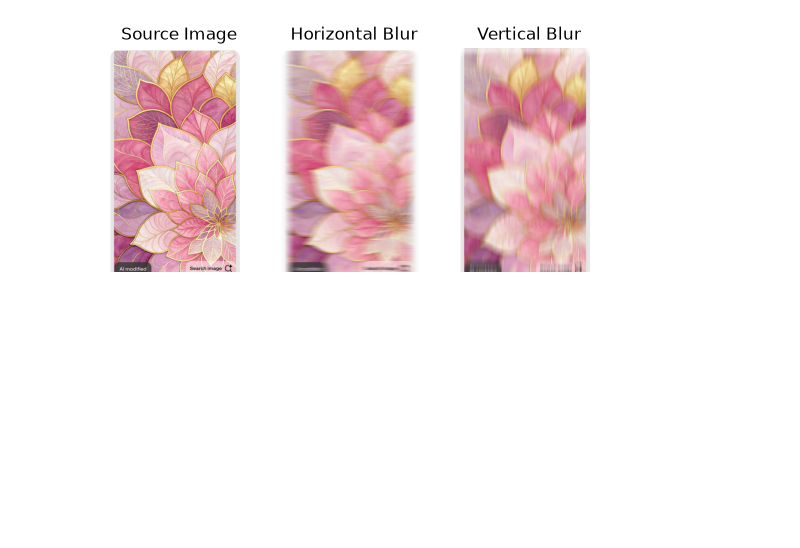
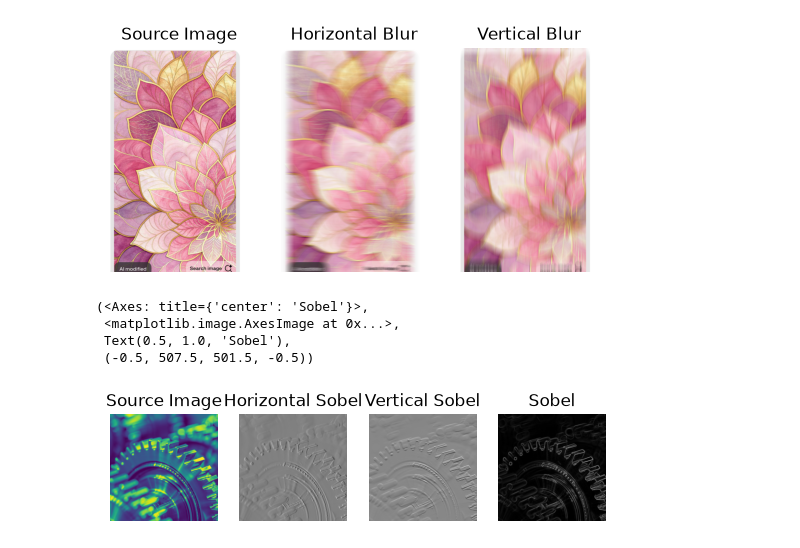
Before and after one commit to janvizinzuvadiya/mca_sem3_ml, a Jupyter notebook: Unit 5/Unit5_code.ipynb, the cells around one changed output. Cells and saved outputs as stored; diff of their text form; code cells hidden in the pictures; blank space fills up the shorter version.

Commit message:
Image Identification Sobel

```diff
--- a/Unit 5/Unit5_code.ipynb
+++ b/Unit 5/Unit5_code.ipynb
@@ -149,3 +168,28 @@ plt.subplot(1,3,3),plt.imshow(k2_vertical),plt.title('Vertical Blur'),plt.axis('
  Text(0.5, 1.0, 'Vertical Blur'),
  (-0.5, 458.5, 704.5, -0.5))
 [figure]
+# %%
+import cv2
+import matplotlib.pyplot as plt
+
+img = cv2.imread('m.png')
+img = cv2.cvtColor(img,cv2.COLOR_BGR2GRAY)
+
+# sobel (source_image , ddepth , x,y , kernel_size)
+#  64 bit floating point value - CV_64F
+# 1,0,5 -> horizontal , vertical , kernelsize
+
+sobelx = cv2.Sobel(img , cv2.CV_64F , 1,0,5)
+sobely = cv2.Sobel(img , cv2.CV_64F , 0,1,5)
+sobel_combined = cv2.magnitude(sobelx , sobely)
+
+plt.subplot(1,4,1),plt.imshow(img),plt.title('Source Image'),plt.axis('off')
+plt.subplot(1,4,2),plt.imshow(sobelx, cmap = 'gray'),plt.title('Horizontal Sobel'),plt.axis('off')
+plt.subplot(1,4,3),plt.imshow(sobely, cmap = 'gray'),plt.title('Vertical Sobel'),plt.axis('off')
+plt.subplot(1,4,4),plt.imshow(sobel_combined, cmap = 'gray'),plt.title('Sobel'),plt.axis('off')
+# %% [output]
+(<Axes: title={'center': 'Sobel'}>,
+ <matplotlib.image.AxesImage at 0x...>,
+ Text(0.5, 1.0, 'Sobel'),
+ (-0.5, 507.5, 501.5, -0.5))
+[figure, added]
```
Also changed, not shown: parts of 1 cell of this notebook, 4 other files.
